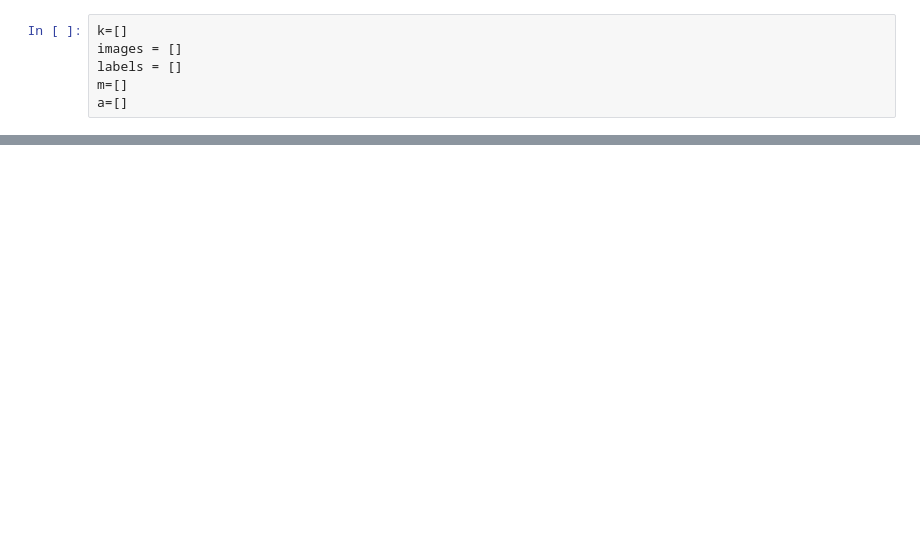
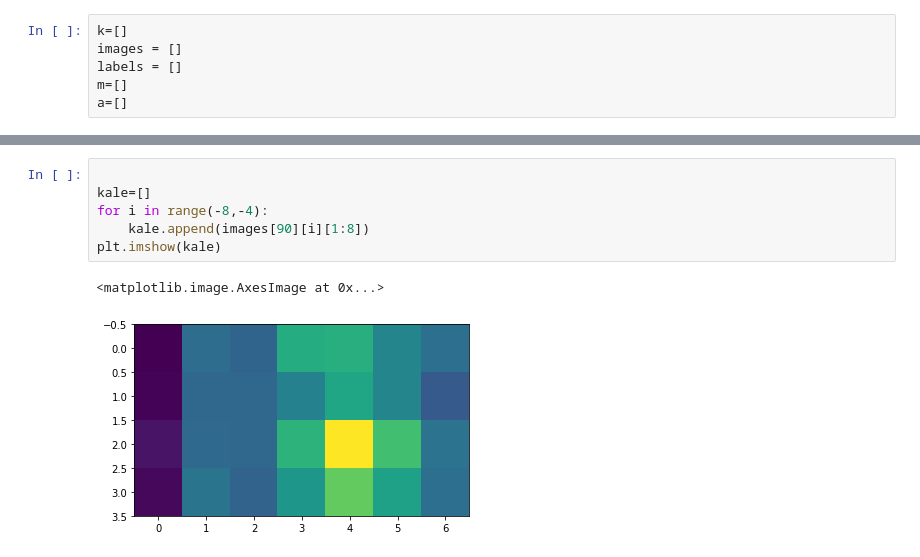
Before and after one commit to Berkay86/DeepPerson, a Jupyter notebook: CHESSGPT.ipynb, the cells around one changed output, grey strips where cells are left out. Drawn from its saved outputs; the diff is of its cells as text; blank space fills up the shorter version.

```diff
--- a/CHESSGPT.ipynb
+++ b/CHESSGPT.ipynb
@@ -127,0 +171,9 @@ for i in paths:
+# %%
+
+kale=[]
+for i in range(-8,-4):
+    kale.append(images[90][i][1:8])
+plt.imshow(kale)
+# %% [output]
+<matplotlib.image.AxesImage at 0x...>
+[figure, added]
```
Also changed, not shown: parts of 14 cells of this notebook.
